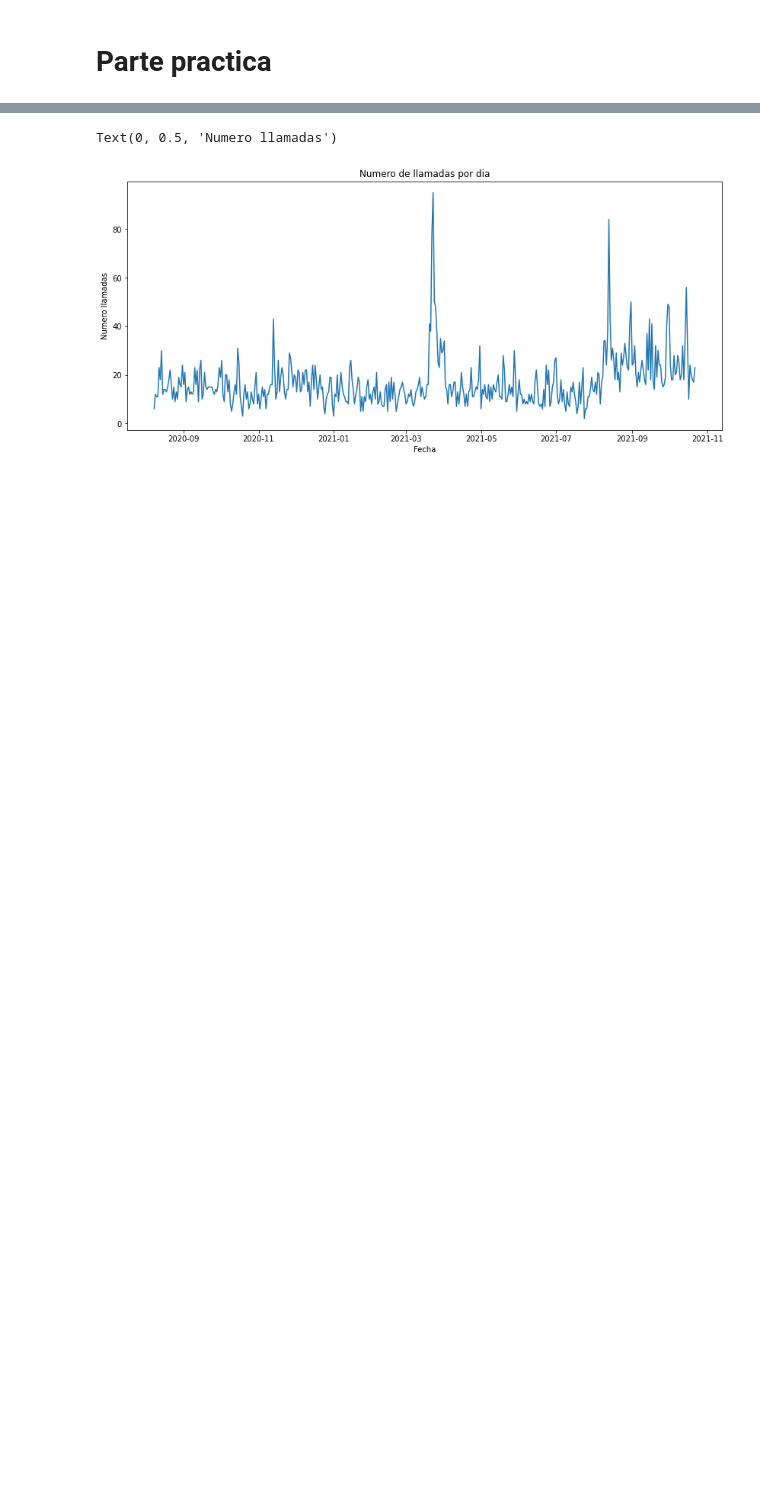
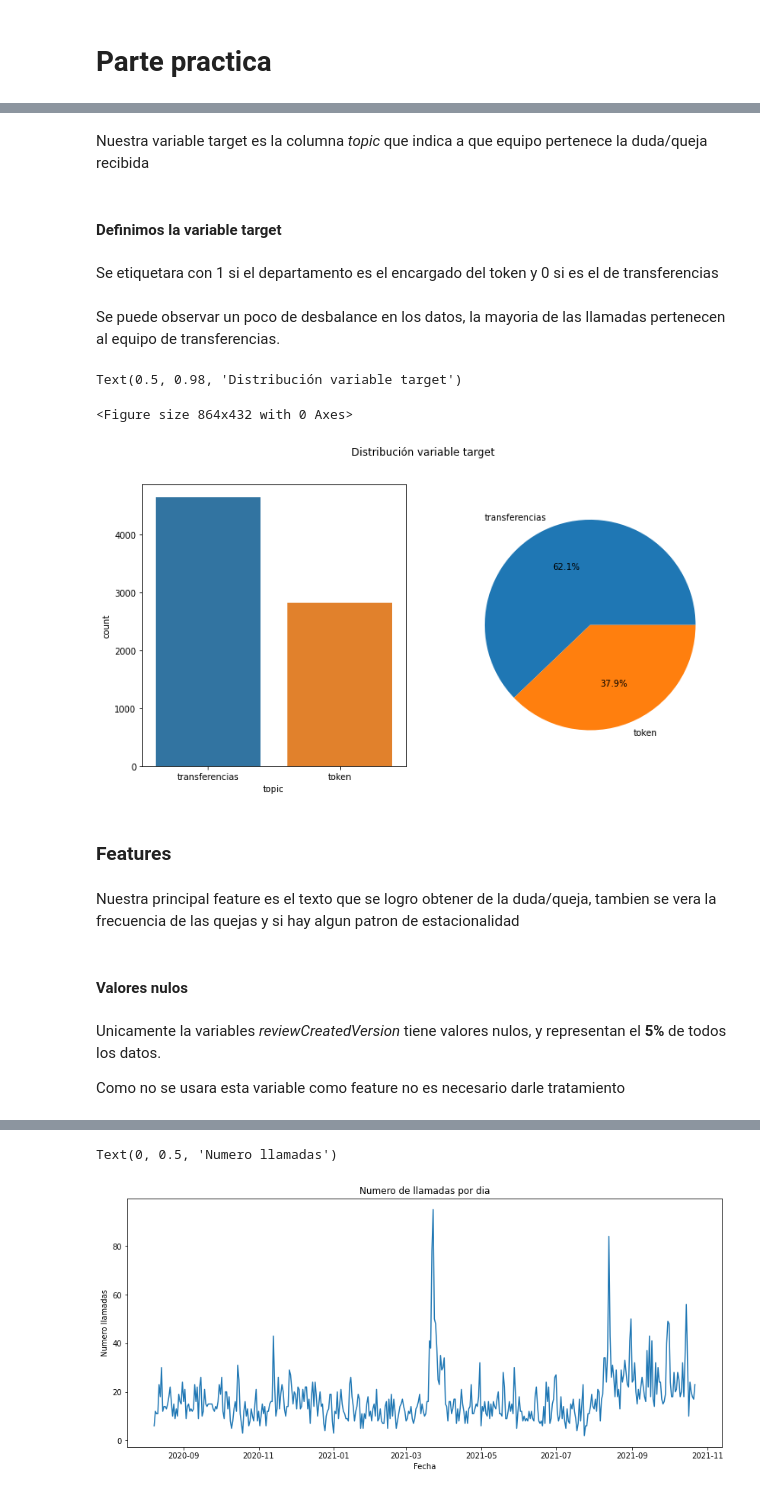
Before and after one commit to carloschong/examen-final-mod2, a Jupyter notebook: Examen.ipynb, the cells around one changed output, grey strips where cells are left out. Drawn from its saved outputs; the diff is of its cells as text; code cells hidden in the pictures; blank space fills up the shorter version.

```diff
--- a/Examen.ipynb
+++ b/Examen.ipynb
@@ -93,0 +153,6 @@ data.head(5)
+# %% [markdown]
+Nuestra variable target es la columna *topic* que indica a que equipo pertenece la duda/queja recibida
+# %% [markdown]
+#### Definimos la variable target
+# %% [markdown]
+Se etiquetara con 1 si el departamento es el encargado del token y 0 si es el de transferencias
@@ -93,0 +161,23 @@ data.head(5)
+# %% [markdown]
+Se puede observar un poco de desbalance en los datos, la mayoria de las llamadas pertenecen al equipo de transferencias.
+# %%
+plt.figure(figsize = (12,6))
+fig, axs = plt.subplots(1,2,figsize = (12,6))
+sns.countplot(data = data,
+             x = "topic",ax = axs[0])
+axs[1].pie(data["topic"].value_counts(),labels = ["transferencias","token"],autopct = "%1.1f%%")
+plt.suptitle("Distribución variable target")
+# %% [output]
+Text(0.5, 0.98, 'Distribución variable target')
+<Figure size 864x432 with 0 Axes>
+[figure, added]
+# %% [markdown]
+### Features
+# %% [markdown]
+Nuestra principal feature es el texto que se logro obtener de la duda/queja, tambien se vera la frecuencia de las quejas y si hay algun patron de estacionalidad
+# %% [markdown]
+#### Valores nulos
+# %% [markdown]
+Unicamente la variables *reviewCreatedVersion* tiene valores nulos, y representan el **5%** de todos los datos.
+
+Como no se usara esta variable como feature no es necesario darle tratamiento
```
Also changed, not shown: parts of 194 cells of this notebook, 9 other files.
